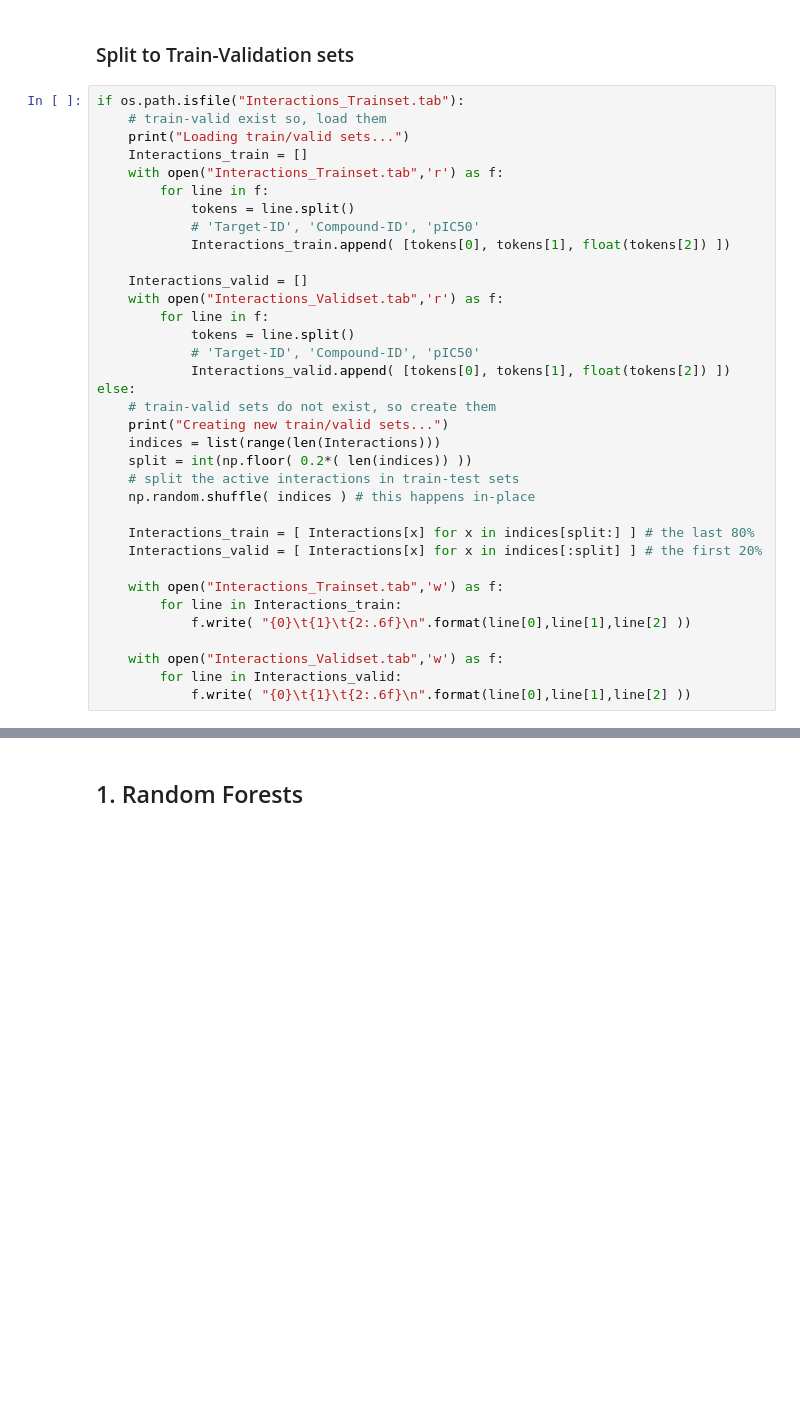
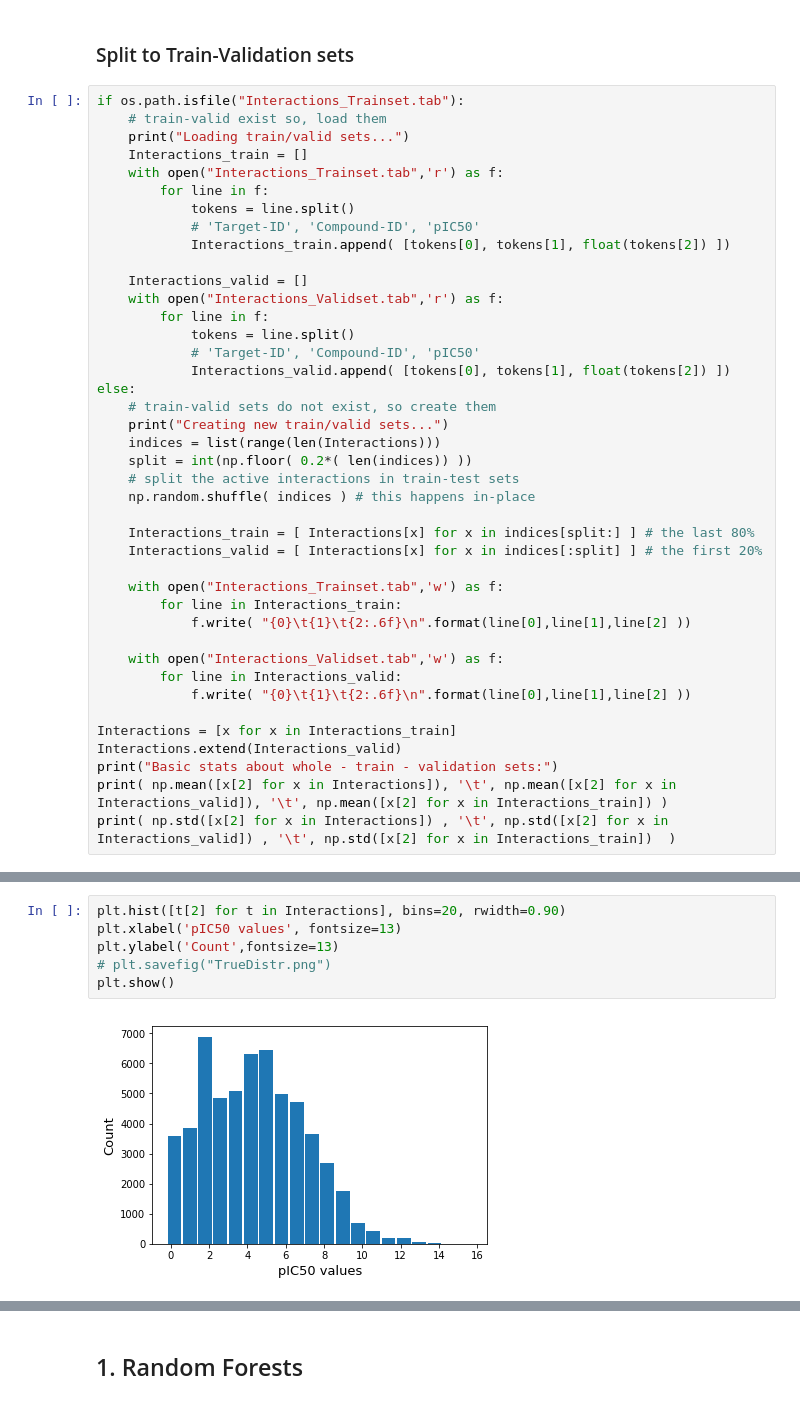
Before and after one commit to giorkala/Drug-Target-Interactions, a Jupyter notebook: Project_SingleTL_CrossVal.ipynb, the cells around one changed output, grey strips where cells are left out. Cells and saved outputs as stored; diff of their text form; blank space fills up the shorter version.

```diff
--- a/Project_SingleTL_CrossVal.ipynb
+++ b/Project_SingleTL_CrossVal.ipynb
@@ -120,3 +72,9 @@ else:
     with open("Interactions_Validset.tab",'w') as f:
         for line in Interactions_valid:
             f.write( "{0}\t{1}\t{2:.6f}\n".format(line[0],line[1],line[2] ))
+
+Interactions = [x for x in Interactions_train]
+Interactions.extend(Interactions_valid)
+print("Basic stats about whole - train - validation sets:")
+print( np.mean([x[2] for x in Interactions]), '\t', np.mean([x[2] for x in Interactions_valid]), '\t', np.mean([x[2] for x in Interactions_train]) )
+print( np.std([x[2] for x in Interactions]) , '\t', np.std([x[2] for x in Interactions_valid]) , '\t', np.std([x[2] for x in Interactions_train])  )
@@ -122,0 +86,8 @@ else:
+# %%
+plt.hist([t[2] for t in Interactions], bins=20, rwidth=0.90)
+plt.xlabel('pIC50 values', fontsize=13)
+plt.ylabel('Count',fontsize=13)
+# plt.savefig("TrueDistr.png")
+plt.show()
+# %% [output]
+[figure, added]
```
Also changed, not shown: parts of 31 cells of this notebook, 6 other files.
